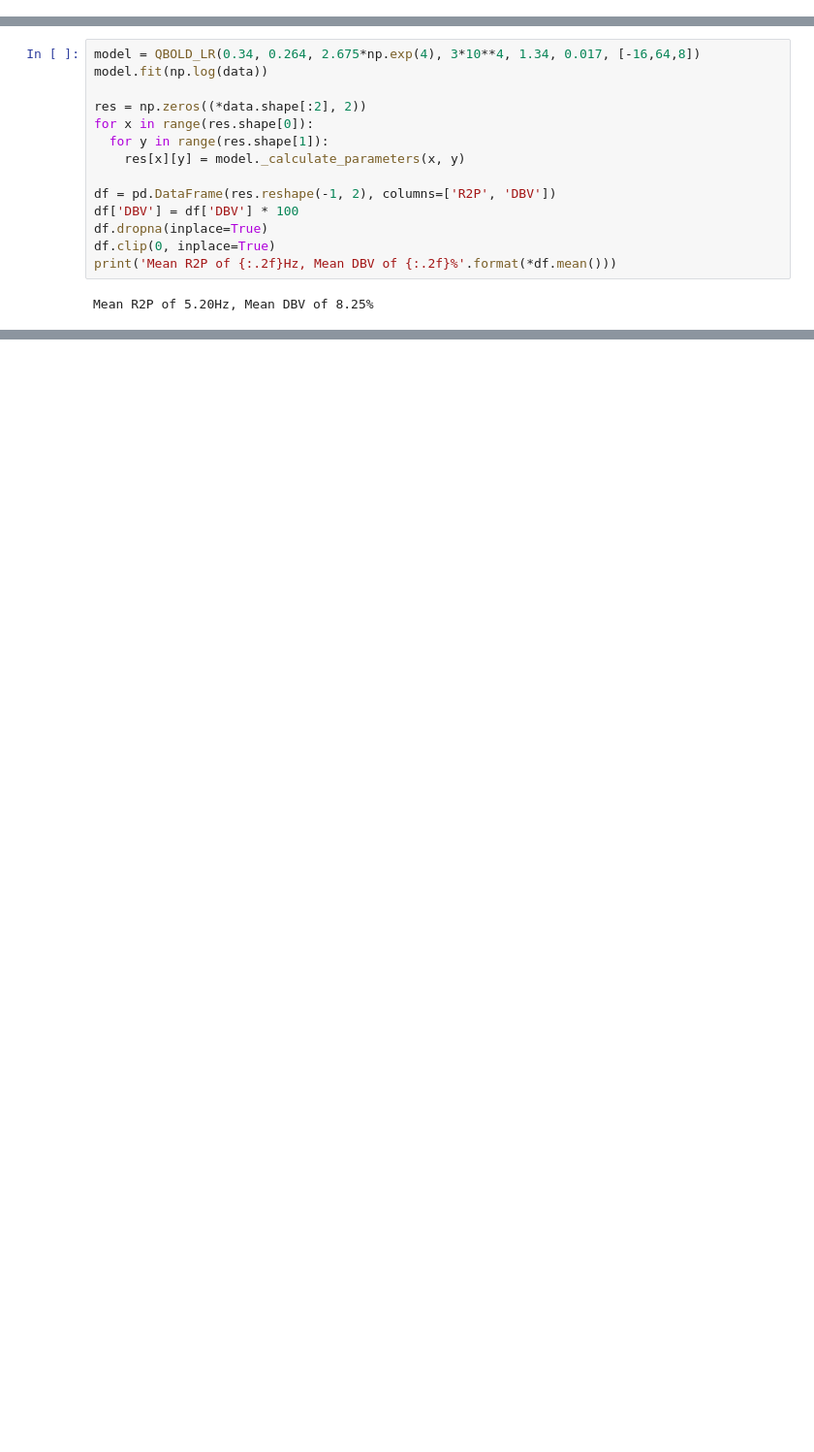
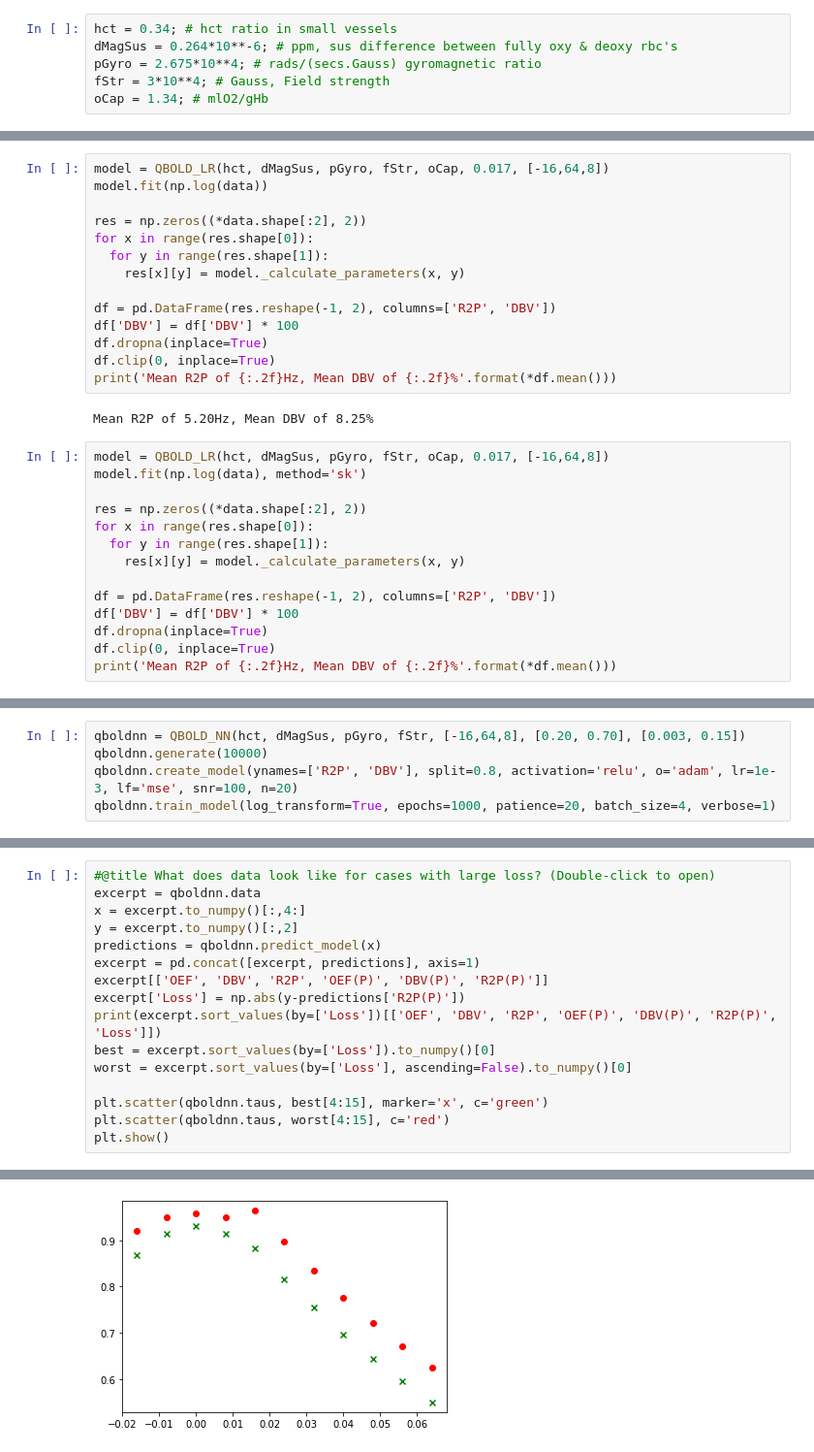
Before and after one commit to ashmcmn/brain_MRI_estimations, a Jupyter notebook: qBOLD_Model_Prediction.ipynb, the cells around one changed output, grey strips where cells are left out. Shown at 97% size. Cells and saved outputs as stored; diff of their text form; blank space fills up the shorter version.

```diff
--- a/qBOLD_Model_Prediction.ipynb
+++ b/qBOLD_Model_Prediction.ipynb
@@ -19,3 +18,9 @@ To: /content/slice4_ASE.nii.gz
+# %%
+hct = 0.34; # hct ratio in small vessels
+dMagSus = 0.264*10**-6; # ppm, sus difference between fully oxy & deoxy rbc's
+pGyro = 2.675*10**4; # rads/(secs.Gauss) gyromagnetic ratio
+fStr = 3*10**4; # Gauss, Field strength
+oCap = 1.34; # mlO2/gHb
 # %% [markdown]
 # The Data
 Here's a quick look into the data provided. Typically, when fetching data from a .nii file it is of shape (a, b, c, d) where a and b define the image resolution, c is the number of slices and d is the number time intervals the data was recorded at (post-excitation). The data sample used here is a single slice of resolution 96x96, recorded at 11 different time intervals. These time intervals are the delays from initial excitation at which the signals are measured. The 'tau' values for this fMRI scan ranged from -16ms to 64ms at a step of 8ms, such that the first three values are -16ms, -8ms and 0ms. Rendering the images in chronological order below visualizes the measurements of signals recorded during the ASE pulse sequence. You can see the signal strength decay over time.
@@ -98,7 +117,7 @@ class QBOLD_LR():
     dbv = self.lr[x, y, 1] - self.data[x, y, np.where(self.taus == 0)].flatten()[0]
     return [r2p, dbv]
 # %%
-model = QBOLD_LR(0.34, 0.264, 2.675*np.exp(4), 3*10**4, 1.34, 0.017, [-16,64,8])
+model = QBOLD_LR(hct, dMagSus, pGyro, fStr, oCap, 0.017, [-16,64,8])
 model.fit(np.log(data))
 
 res = np.zeros((*data.shape[:2], 2))
@@ -113,3 +132,17 @@ df.clip(0, inplace=True)
 print('Mean R2P of {:.2f}Hz, Mean DBV of {:.2f}%'.format(*df.mean()))
 # %% [output]
 Mean R2P of 5.20Hz, Mean DBV of 8.25%
+# %%
+model = QBOLD_LR(hct, dMagSus, pGyro, fStr, oCap, 0.017, [-16,64,8])
+model.fit(np.log(data), method='sk')
+
+res = np.zeros((*data.shape[:2], 2))
+for x in range(res.shape[0]):
+  for y in range(res.shape[1]):
+    res[x][y] = model._calculate_parameters(x, y)
+
+df = pd.DataFrame(res.reshape(-1, 2), columns=['R2P', 'DBV'])
+df['DBV'] = df['DBV'] * 100
+df.dropna(inplace=True)
+df.clip(0, inplace=True)
+print('Mean R2P of {:.2f}Hz, Mean DBV of {:.2f}%'.format(*df.mean()))
@@ -115,0 +308,5 @@ Mean R2P of 5.20Hz, Mean DBV of 8.25%
+# %%
+qboldnn = QBOLD_NN(hct, dMagSus, pGyro, fStr, [-16,64,8], [0.20, 0.70], [0.003, 0.15])
+qboldnn.generate(10000)
+qboldnn.create_model(ynames=['R2P', 'DBV'], split=0.8, activation='relu', o='adam', lr=1e-3, lf='mse', snr=100, n=20)
+qboldnn.train_model(log_transform=True, epochs=1000, patience=20, batch_size=4, verbose=1)
@@ -115,0 +373,17 @@ Mean R2P of 5.20Hz, Mean DBV of 8.25%
+# %%
+#@title What does data look like for cases with large loss? (Double-click to open)
+excerpt = qboldnn.data
+x = excerpt.to_numpy()[:,4:]
+y = excerpt.to_numpy()[:,2]
+predictions = qboldnn.predict_model(x)
+excerpt = pd.concat([excerpt, predictions], axis=1)
+excerpt[['OEF', 'DBV', 'R2P', 'OEF(P)', 'DBV(P)', 'R2P(P)']]
+excerpt['Loss'] = np.abs(y-predictions['R2P(P)'])
+print(excerpt.sort_values(by=['Loss'])[['OEF', 'DBV', 'R2P', 'OEF(P)', 'DBV(P)', 'R2P(P)', 'Loss']])
+best = excerpt.sort_values(by=['Loss']).to_numpy()[0]
+worst = excerpt.sort_values(by=['Loss'], ascending=False).to_numpy()[0]
+
+plt.scatter(qboldnn.taus, best[4:15], marker='x', c='green')
+plt.scatter(qboldnn.taus, worst[4:15], c='red')
+plt.show()
+# %% [output]
@@ -115,0 +404 @@ Mean R2P of 5.20Hz, Mean DBV of 8.25%
+[figure, added]
```
Also changed, not shown: parts of 12 cells of this notebook.
